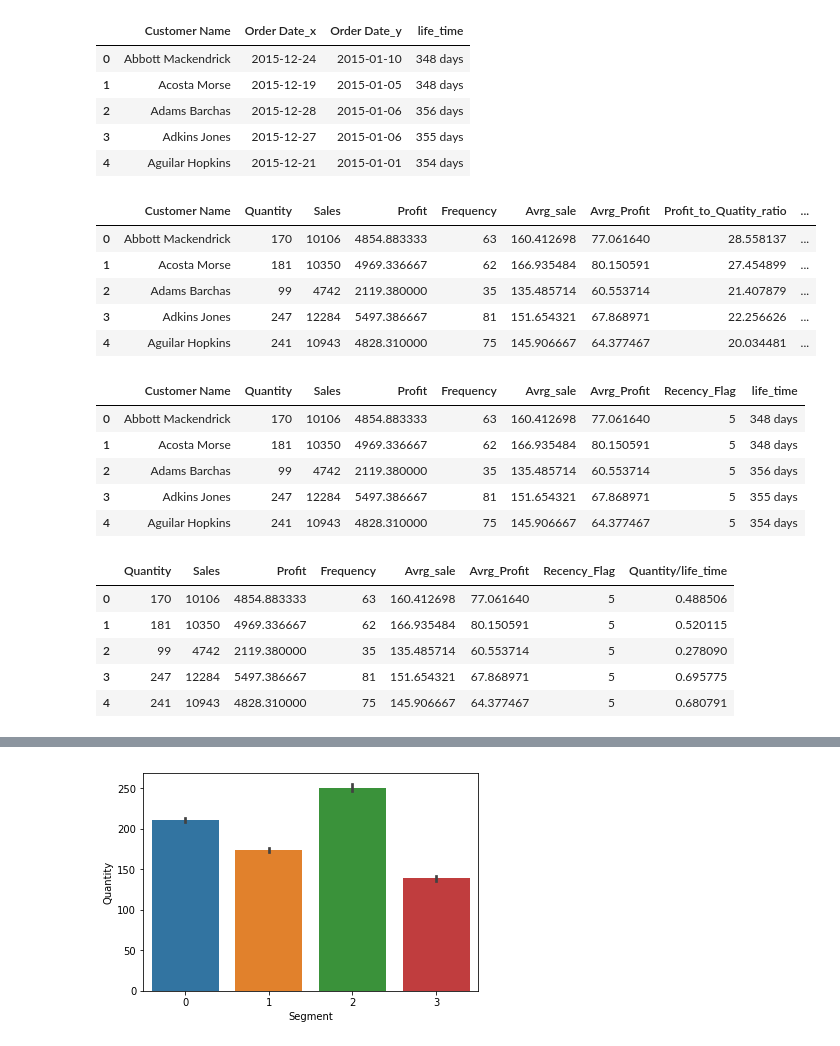
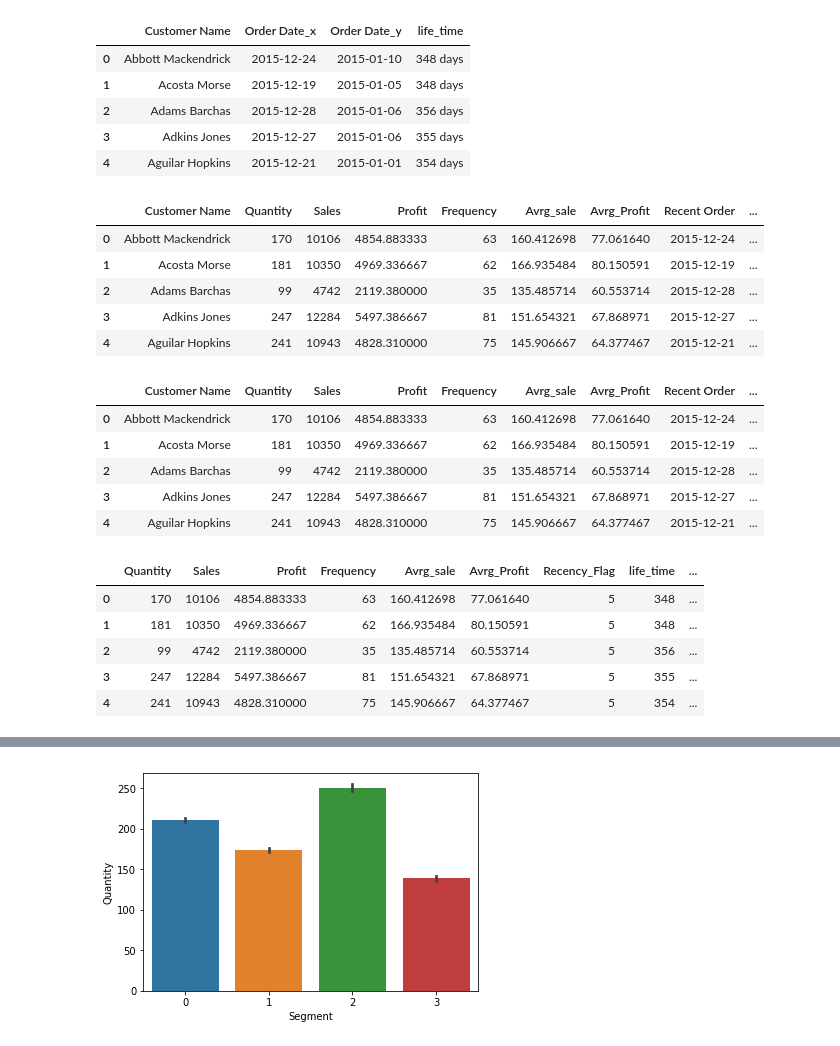
Before and after one commit to NagendraMSITian/Machine-Learning, a Jupyter notebook: Ecommerce_Database/Ecommerce.ipynb, the cells around one changed output, grey strips where cells are left out. Saved outputs shown, nothing was run; the diff lists cells and outputs as text; code cells hidden in the pictures.

```diff
--- a/Ecommerce_Database/Ecommerce.ipynb
+++ b/Ecommerce_Database/Ecommerce.ipynb
@@ -111,5 +102,5 @@ data_groupby.head()
 | 4 | Aguilar Hopkins | 241 | 10943 | 4828.310000 | 75 | 145.906667 | 64.377467 |
 # %%
 #Profit to frequency ratio
-data_groupby['Profit_to_Quatity_ratio']=data_groupby['Profit']/data_groupby['Quantity']
-data_groupby.head()
+# data_groupby['Profit_to_Quatity_ratio']=data_groupby['Profit']/data_groupby['Quantity']
+# data_groupby.head()
@@ -246,24 +230,24 @@ data_groupby=pd.merge(data_groupby,customer_duration,on='Customer Name')
 # %%
 data_groupby.head()
 # %% [output]
-|  | Customer Name | Quantity | Sales | Profit | Frequency | Avrg_sale | Avrg_Profit | Profit_to_Quatity_ratio | ... |
-| 0 | Abbott Mackendrick | 170 | 10106 | 4854.883333 | 63 | 160.412698 | 77.061640 | 28.558137 | ... |
-| 1 | Acosta Morse | 181 | 10350 | 4969.336667 | 62 | 166.935484 | 80.150591 | 27.454899 | ... |
-| 2 | Adams Barchas | 99 | 4742 | 2119.380000 | 35 | 135.485714 | 60.553714 | 21.407879 | ... |
-| 3 | Adkins Jones | 247 | 12284 | 5497.386667 | 81 | 151.654321 | 67.868971 | 22.256626 | ... |
-| 4 | Aguilar Hopkins | 241 | 10943 | 4828.310000 | 75 | 145.906667 | 64.377467 | 20.034481 | ... |
+|  | Customer Name | Quantity | Sales | Profit | Frequency | Avrg_sale | Avrg_Profit | Recent Order | ... |
+| 0 | Abbott Mackendrick | 170 | 10106 | 4854.883333 | 63 | 160.412698 | 77.061640 | 2015-12-24 | ... |
+| 1 | Acosta Morse | 181 | 10350 | 4969.336667 | 62 | 166.935484 | 80.150591 | 2015-12-19 | ... |
+| 2 | Adams Barchas | 99 | 4742 | 2119.380000 | 35 | 135.485714 | 60.553714 | 2015-12-28 | ... |
+| 3 | Adkins Jones | 247 | 12284 | 5497.386667 | 81 | 151.654321 | 67.868971 | 2015-12-27 | ... |
+| 4 | Aguilar Hopkins | 241 | 10943 | 4828.310000 | 75 | 145.906667 | 64.377467 | 2015-12-21 | ... |
 # %%
-col=['Profit_to_Quatity_ratio','Recent Order','Order Date_x','Order Date_y']
-data_groupby=data_groupby.drop(col,axis=1)
+# col=['Profit_to_Quatity_ratio','Recent Order','Order Date_x','Order Date_y']
+# data_groupby=data_groupby.drop(col,axis=1)
 # %%
 data_groupby.head()
 # %% [output]
-|  | Customer Name | Quantity | Sales | Profit | Frequency | Avrg_sale | Avrg_Profit | Recency_Flag | life_time |
-| 0 | Abbott Mackendrick | 170 | 10106 | 4854.883333 | 63 | 160.412698 | 77.061640 | 5 | 348 days |
-| 1 | Acosta Morse | 181 | 10350 | 4969.336667 | 62 | 166.935484 | 80.150591 | 5 | 348 days |
-| 2 | Adams Barchas | 99 | 4742 | 2119.380000 | 35 | 135.485714 | 60.553714 | 5 | 356 days |
-| 3 | Adkins Jones | 247 | 12284 | 5497.386667 | 81 | 151.654321 | 67.868971 | 5 | 355 days |
-| 4 | Aguilar Hopkins | 241 | 10943 | 4828.310000 | 75 | 145.906667 | 64.377467 | 5 | 354 days |
+|  | Customer Name | Quantity | Sales | Profit | Frequency | Avrg_sale | Avrg_Profit | Recent Order | ... |
+| 0 | Abbott Mackendrick | 170 | 10106 | 4854.883333 | 63 | 160.412698 | 77.061640 | 2015-12-24 | ... |
+| 1 | Acosta Morse | 181 | 10350 | 4969.336667 | 62 | 166.935484 | 80.150591 | 2015-12-19 | ... |
+| 2 | Adams Barchas | 99 | 4742 | 2119.380000 | 35 | 135.485714 | 60.553714 | 2015-12-28 | ... |
+| 3 | Adkins Jones | 247 | 12284 | 5497.386667 | 81 | 151.654321 | 67.868971 | 2015-12-27 | ... |
+| 4 | Aguilar Hopkins | 241 | 10943 | 4828.310000 | 75 | 145.906667 | 64.377467 | 2015-12-21 | ... |
 # %%
 X=pd.DataFrame(data_groupby)
 X['life_time']=(X['life_time'] / np.timedelta64(1, 'D')).astype(int)
@@ -272,14 +254,18 @@ X=X.drop(['Customer Name'], axis=1)
+# %%
+X=X.drop(['Customer Name'], axis=1)
+X=X.drop(['Order Date_x'],axis=1)
+X=X.drop(['Order Date_y'],axis=1)
+X=X.drop(['Recent Order'],axis=1)
 # %%
 X['Quantity/life_time']=X['Quantity']/X['life_time']
-X=X.drop(['life_time'],axis=1)
 X.head()
 # %% [output]
-|  | Quantity | Sales | Profit | Frequency | Avrg_sale | Avrg_Profit | Recency_Flag | Quantity/life_time |
-| 0 | 170 | 10106 | 4854.883333 | 63 | 160.412698 | 77.061640 | 5 | 0.488506 |
-| 1 | 181 | 10350 | 4969.336667 | 62 | 166.935484 | 80.150591 | 5 | 0.520115 |
-| 2 | 99 | 4742 | 2119.380000 | 35 | 135.485714 | 60.553714 | 5 | 0.278090 |
-| 3 | 247 | 12284 | 5497.386667 | 81 | 151.654321 | 67.868971 | 5 | 0.695775 |
-| 4 | 241 | 10943 | 4828.310000 | 75 | 145.906667 | 64.377467 | 5 | 0.680791 |
+|  | Quantity | Sales | Profit | Frequency | Avrg_sale | Avrg_Profit | Recency_Flag | life_time | ... |
+| 0 | 170 | 10106 | 4854.883333 | 63 | 160.412698 | 77.061640 | 5 | 348 | ... |
+| 1 | 181 | 10350 | 4969.336667 | 62 | 166.935484 | 80.150591 | 5 | 348 | ... |
+| 2 | 99 | 4742 | 2119.380000 | 35 | 135.485714 | 60.553714 | 5 | 356 | ... |
+| 3 | 247 | 12284 | 5497.386667 | 81 | 151.654321 | 67.868971 | 5 | 355 | ... |
+| 4 | 241 | 10943 | 4828.310000 | 75 | 145.906667 | 64.377467 | 5 | 354 | ... |
 # %%
 from sklearn.cluster import KMeans
 kmeans = KMeans(n_clusters=4, random_state=0).fit(X)
```
Also changed, not shown: parts of 66 cells of this notebook.
